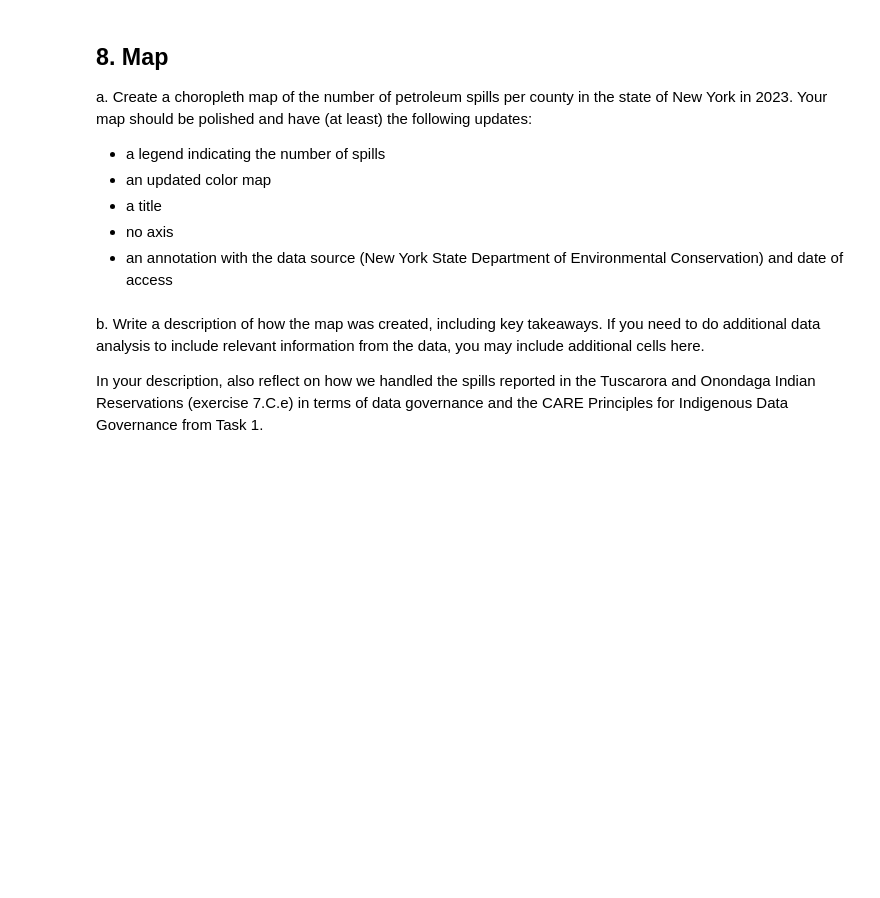
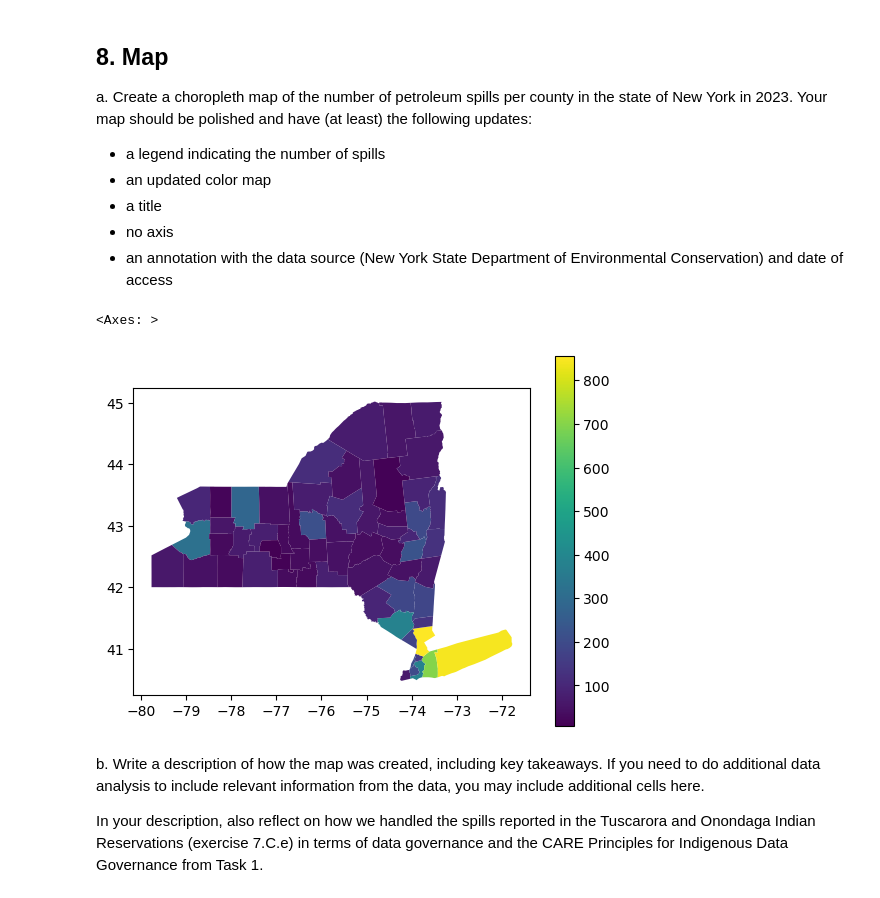
Before and after one commit to moniqueallyson/eds220-hwk3, a Jupyter notebook: hwk3-task2-spills.ipynb, the cells around one changed output. Saved outputs shown, nothing was run; the diff lists cells and outputs as text; code cells hidden in the pictures; blank space fills up the shorter version.

Commit message:
created a plot

```diff
--- a/hwk3-task2-spills.ipynb
+++ b/hwk3-task2-spills.ipynb
@@ -536,6 +529,10 @@ e. What is the number of spills in 'Tuscarora Indian Reservation' and in 'Ononda
 ### 7.B. Data updates
 
 In the next cell, update 'St Lawrence' to 'St. Lawrence' in the `spills_per_county` data frame. Verify the update was successful with an assert test.
+# %%
+# Update St Lawrence to create matching county names in both dataframes
+spills_per_county['county'] = spills_per_county['county'].replace('St Lawrence', 'St. Lawrence')
+assert (spills_per_county['county'] == 'St. Lawrence').any()
 # %% [markdown]
 ### 7.C. Merge
 
@@ -543,4 +540,5 @@ In the following cells:
 
 a. Use this cell to make any other updates needed for making an inner join of the `spills_per_county` and `ny_counties`. HINT: [`pd.merge`](https://pandas.pydata.org/pandas-docs/version/2.3/reference/api/pandas.merge.html)
 # %%
-# a
+# Update name column of ny counties to match spill dataframe
+ny_counties = ny_counties.rename(columns={'name': 'county'}).drop(columns=['statefp','countyfp', 'countyns', 'geoid', 'geoidfq'])
@@ -547,2 +552,11 @@ a. Use this cell to make any other updates needed for making an inner join of th
+# %%
+# Reset index to match datasets for merge
+ny_counties = ny_counties.reset_index(drop=True)
 # %% [markdown]
 b. Store the inner join of the `spills_per_county` and `ny_counties` dataframes in a new variable named `ny_spills`.
+# %%
+ny_spills = pd.merge(ny_counties,
+                     spills_per_county,
+                     how='left',
+                     on='county')
+ny_spills.head()
@@ -574,6 +595,12 @@ Your map should be polished and have (at least) the following updates:
 - a title
 - no axis
 - an annotation with the data source (New York State Department of Environmental Conservation) and date of access
+# %%
+ny_spills.plot(column='n_spills',
+                      legend=True)
+# %% [output]
+<Axes: >
+[figure, added]
 # %% [markdown]
 b. Write a description of how the map was created, including key takeaways. If you need to do additional data analysis to include relevant information from the data, you may include additional cells here.
 
```
Also changed, not shown: parts of 17 cells of this notebook.
